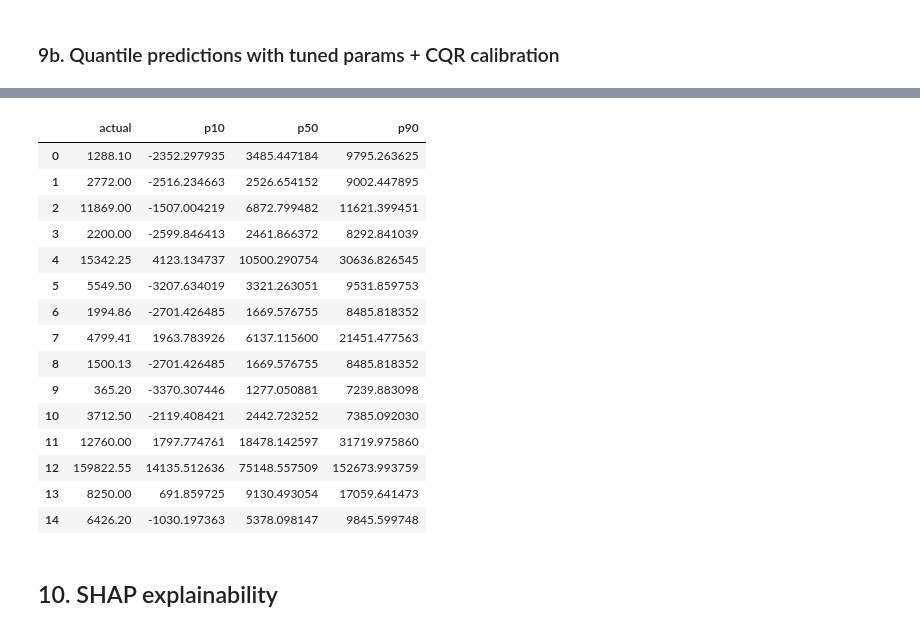
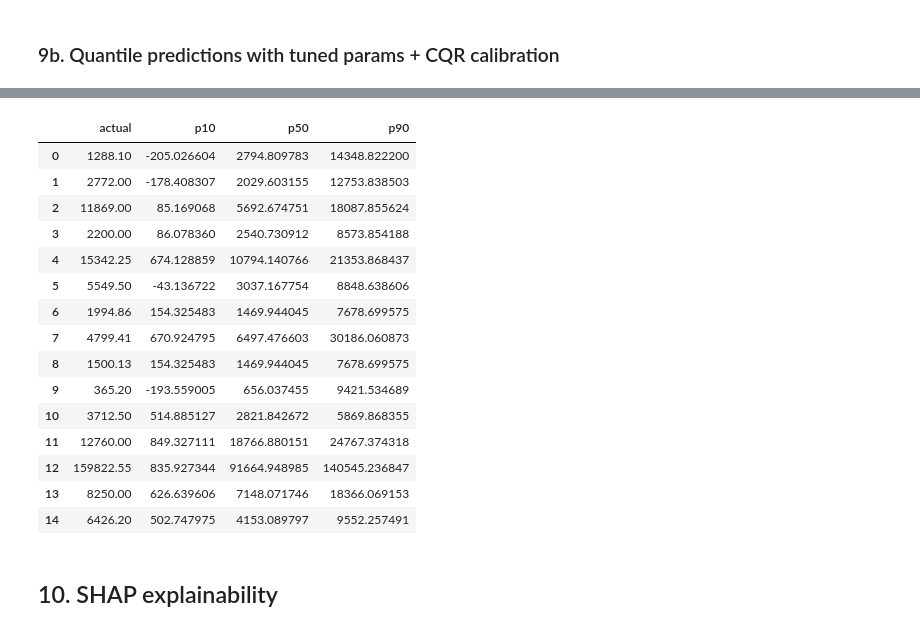
Before and after one commit to LOG650/G11-jorgen-individuell, a Jupyter notebook: 013 fase 3 - review/modeling_nauticost.ipynb, the cells around one changed output, grey strips where cells are left out. Cells and saved outputs as stored; diff of their text form; code cells hidden in the pictures.

```diff
--- a/013 fase 3 - review/modeling_nauticost.ipynb
+++ b/013 fase 3 - review/modeling_nauticost.ipynb
@@ -158,13 +158,21 @@ val   = df[df['year'] == 2025]
 test  = df[df['year'] == 2026]
 print('train', train.shape, 'val', val.shape, 'test', test.shape)
 
-def xy(sub):
+# Winsorize extreme targets at P99 during training to limit outlier influence
+# (evaluation always uses original values)
+P99 = train[TARGET].quantile(0.99)
+print(f'Training target P99 cap: {P99:,.0f} NOK  (affects {(train[TARGET] > P99).sum()} rows)')
+
+def xy(sub, cap=None):
     X = sub[FEATURES].copy()
-    y = np.log1p(sub[TARGET].values)
+    y_raw = sub[TARGET].values.copy()
+    if cap is not None:
+        y_raw = np.minimum(y_raw, cap)
+    y = np.log1p(y_raw)
     return X, y
 
-X_tr, y_tr = xy(train)
-X_va, y_va = xy(val)
+X_tr, y_tr = xy(train, cap=P99)
+X_va, y_va = xy(val)        # no cap on validation — evaluate on true values
 X_te, y_te = xy(test)
 # %% [output]
 train (977, 40) val (649, 40) test (7, 40)
@@ -378,23 +387,33 @@ Train/val log-L1 gap: 0.2670 / 0.7333 = 2.7x
 # %% [markdown]
 ### 9b. Quantile predictions with tuned params + CQR calibration
 # %%
+# Quantile models need UNCAPPED targets to learn the true distribution
+# (the main model uses Winsorized targets, but quantiles must reflect real extremes)
+y_tr_uncapped = np.log1p(train[TARGET].values)
+
+# Train wider quantiles (0.05/0.95) so raw intervals cover ~80%,
+# then fine-tune with CQR for exact calibration
 quantile_models = {}
-for q in [0.1, 0.5, 0.9]:
-    # Use tuned params as base, with extra regularization for quantile stability
+for q in [0.05, 0.5, 0.95]:
     p = {**tuned_params, 'objective': 'quantile', 'alpha': q, 'metric': 'quantile',
-         'feature_pre_filter': False}  # Allow dynamic min_data_in_leaf changes
-    p['min_data_in_leaf'] = max(p.get('min_data_in_leaf', 25), 25)
-    p['num_leaves'] = min(p.get('num_leaves', 31), 31)
-    dtr_q = lgb.Dataset(X_tr, y_tr, categorical_feature=CAT_FEATURES)
+         'feature_pre_filter': False}
+    # Lighter regularisation for extreme quantiles — let the tails spread
+    p['min_data_in_leaf'] = 15
+    p['num_leaves'] = 40
+    p['lambda_l1'] = 0.1
+    p['lambda_l2'] = 0.1
+    p['learning_rate'] = 0.05
+    dtr_q = lgb.Dataset(X_tr, y_tr_uncapped, categorical_feature=CAT_FEATURES)
     dva_q = lgb.Dataset(X_va, y_va, categorical_feature=CAT_FEATURES, reference=dtr_q)
-    m = lgb.train(p, dtr_q, num_boost_round=best_model.best_iteration or 500,
-                  valid_sets=[dva_q], callbacks=[lgb.log_evaluation(0)])
+    m = lgb.train(p, dtr_q, num_boost_round=3000, valid_sets=[dva_q],
+                  callbacks=[lgb.early_stopping(80, verbose=False), lgb.log_evaluation(0)])
     quantile_models[q] = m
+    print(f'  Q{q:.2f}: best_iteration={m.best_iteration}')
 
 # Raw quantile predictions
-p10_raw = np.expm1(quantile_models[0.1].predict(X_va))
+p10_raw = np.expm1(quantile_models[0.05].predict(X_va))
 p50_raw = np.expm1(quantile_models[0.5].predict(X_va))
-p90_raw = np.expm1(quantile_models[0.9].predict(X_va))
+p90_raw = np.expm1(quantile_models[0.95].predict(X_va))
 actual = np.expm1(y_va)
 
 # Fix quantile crossing: sort per-row so P10 <= P50 <= P90
@@ -403,21 +422,20 @@ stacked_sorted = np.sort(stacked, axis=1)
 p10, p50, p90 = stacked_sorted[:, 0], stacked_sorted[:, 1], stacked_sorted[:, 2]
 
 # Conformal Quantile Regression (CQR) correction for guaranteed coverage
-# Conformity scores: how much must we widen the band?
 scores = np.maximum(p10 - actual, actual - p90)
 cqr_alpha = 0.2  # Target 80% coverage
 q_correction = np.quantile(scores, 1 - cqr_alpha)
 p10_adj = p10 - q_correction
 p90_adj = p90 + q_correction
 
-print(f'CQR correction: {q_correction:,.0f} NOK')
+print(f'\nCQR correction: {q_correction:,.0f} NOK')
 print()
 
 # Coverage check
 cov_raw = np.mean((actual >= p10) & (actual <= p90)) * 100
 cov_adj = np.mean((actual >= p10_adj) & (actual <= p90_adj)) * 100
-print(f'[P10, P90] raw coverage:      {cov_raw:5.1f}%  (nominal 80%)')
-print(f'[P10, P90] CQR-adj coverage:  {cov_adj:5.1f}%  (nominal 80%)')
+print(f'[P5, P95] raw coverage:       {cov_raw:5.1f}%  (nominal 80%)')
+print(f'[P5, P95] CQR-adj coverage:   {cov_adj:5.1f}%  (nominal 80%)')
 print()
 
 out = pd.DataFrame({
@@ -433,19 +455,19 @@ CQR correction: 3,687 NOK
 |  | actual | p10 | p50 | p90 |
-| 0 | 1288.10 | -2352.297935 | 3485.447184 | 9795.263625 |
-| 1 | 2772.00 | -2516.234663 | 2526.654152 | 9002.447895 |
-| 2 | 11869.00 | -1507.004219 | 6872.799482 | 11621.399451 |
-| 3 | 2200.00 | -2599.846413 | 2461.866372 | 8292.841039 |
-| 4 | 15342.25 | 4123.134737 | 10500.290754 | 30636.826545 |
-| 5 | 5549.50 | -3207.634019 | 3321.263051 | 9531.859753 |
-| 6 | 1994.86 | -2701.426485 | 1669.576755 | 8485.818352 |
-| 7 | 4799.41 | 1963.783926 | 6137.115600 | 21451.477563 |
-| 8 | 1500.13 | -2701.426485 | 1669.576755 | 8485.818352 |
-| 9 | 365.20 | -3370.307446 | 1277.050881 | 7239.883098 |
-| 10 | 3712.50 | -2119.408421 | 2442.723252 | 7385.092030 |
-| 11 | 12760.00 | 1797.774761 | 18478.142597 | 31719.975860 |
-| 12 | 159822.55 | 14135.512636 | 75148.557509 | 152673.993759 |
-| 13 | 8250.00 | 691.859725 | 9130.493054 | 17059.641473 |
-| 14 | 6426.20 | -1030.197363 | 5378.098147 | 9845.599748 |
+| 0 | 1288.10 | -205.026604 | 2794.809783 | 14348.822200 |
+| 1 | 2772.00 | -178.408307 | 2029.603155 | 12753.838503 |
+| 2 | 11869.00 | 85.169068 | 5692.674751 | 18087.855624 |
+| 3 | 2200.00 | 86.078360 | 2540.730912 | 8573.854188 |
+| 4 | 15342.25 | 674.128859 | 10794.140766 | 21353.868437 |
+| 5 | 5549.50 | -43.136722 | 3037.167754 | 8848.638606 |
+| 6 | 1994.86 | 154.325483 | 1469.944045 | 7678.699575 |
+| 7 | 4799.41 | 670.924795 | 6497.476603 | 30186.060873 |
+| 8 | 1500.13 | 154.325483 | 1469.944045 | 7678.699575 |
+| 9 | 365.20 | -193.559005 | 656.037455 | 9421.534689 |
+| 10 | 3712.50 | 514.885127 | 2821.842672 | 5869.868355 |
+| 11 | 12760.00 | 849.327111 | 18766.880151 | 24767.374318 |
+| 12 | 159822.55 | 835.927344 | 91664.948985 | 140545.236847 |
+| 13 | 8250.00 | 626.639606 | 7148.071746 | 18366.069153 |
+| 14 | 6426.20 | 502.747975 | 4153.089797 | 9552.257491 |
 # %% [markdown]
 ## 10. SHAP explainability
 # %%
```
Also changed, not shown: parts of 21 cells of this notebook, 14 other files.
